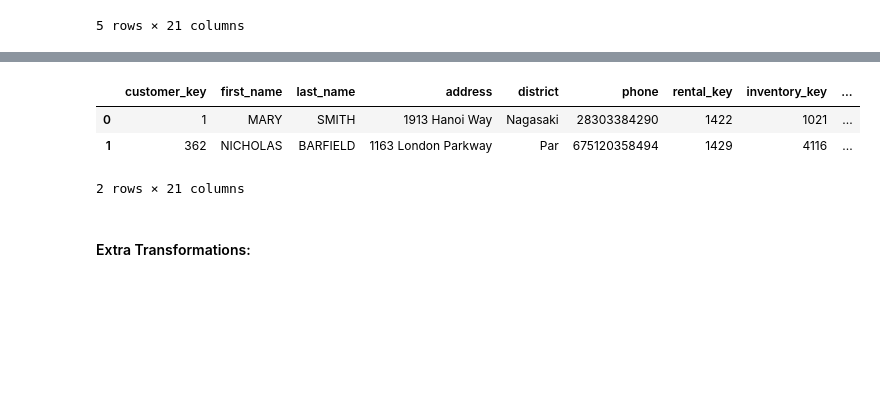
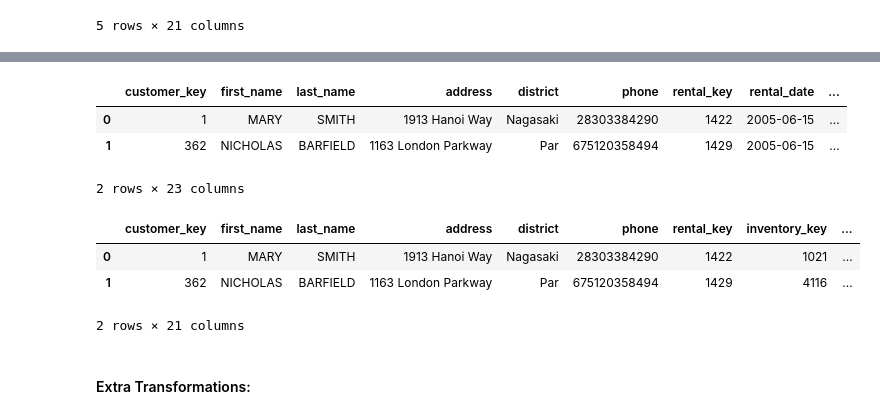
Before and after one commit to tmegandoan/DS-2002-002, a Jupyter notebook: Projects/Midterm1.ipynb, the cells around one changed output, grey strips where cells are left out. Saved outputs shown, nothing was run; the diff lists cells and outputs as text; code cells hidden in the pictures; blank space fills up the shorter version.

```diff
--- a/Projects/Midterm1.ipynb
+++ b/Projects/Midterm1.ipynb
@@ -604,0 +565,4 @@ fact_table.head(2)
+# %%
+# Lookup the Surrogate Primary Key (date_key) that Corresponds to the "payment_date" Column.
+df_dim_paid_date = df_dim_date.rename(columns={"date_key" : "payment_date_key", "full_date" : "payment_date"})
+df_dim_paid_date.head()
@@ -605 +576,9 @@ fact_table.head(2)
+# %%
+fact_table = pd.merge(fact_table, df_dim_paid_date, on='payment_date', how='inner')
+fact_table.head(2)
+# %% [output]
+|  | customer_key | first_name | last_name | address | district | phone | rental_key | rental_date | ... |
+| 0 | 1 | MARY | SMITH | 1913 Hanoi Way | Nagasaki | 28303384290 | 1422 | 2005-06-15 | ... |
+| 1 | 362 | NICHOLAS | BARFIELD | 1163 London Parkway | Par | 675120358494 | 1429 | 2005-06-15 | ... |
+2 rows × 23 columns
 # %%
```
Also changed, not shown: parts of 19 cells of this notebook.
